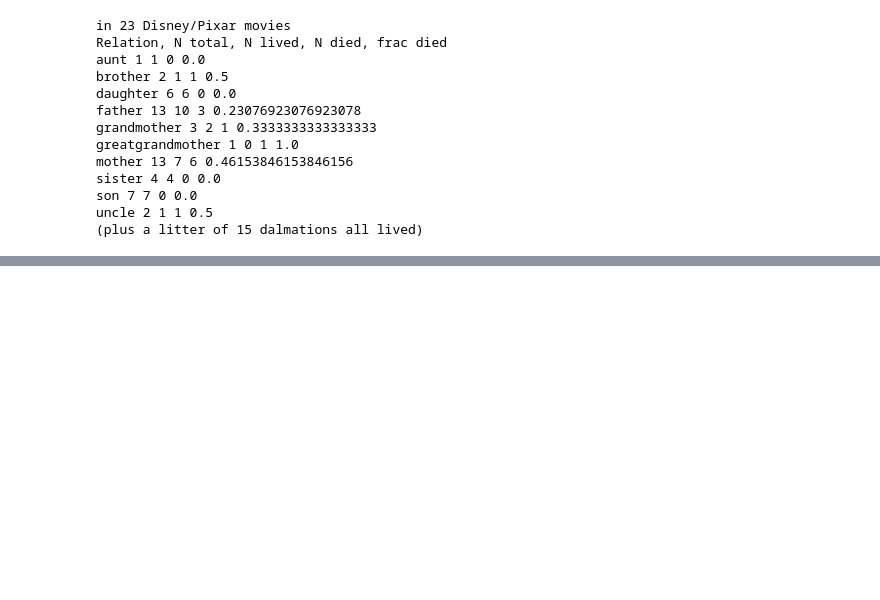
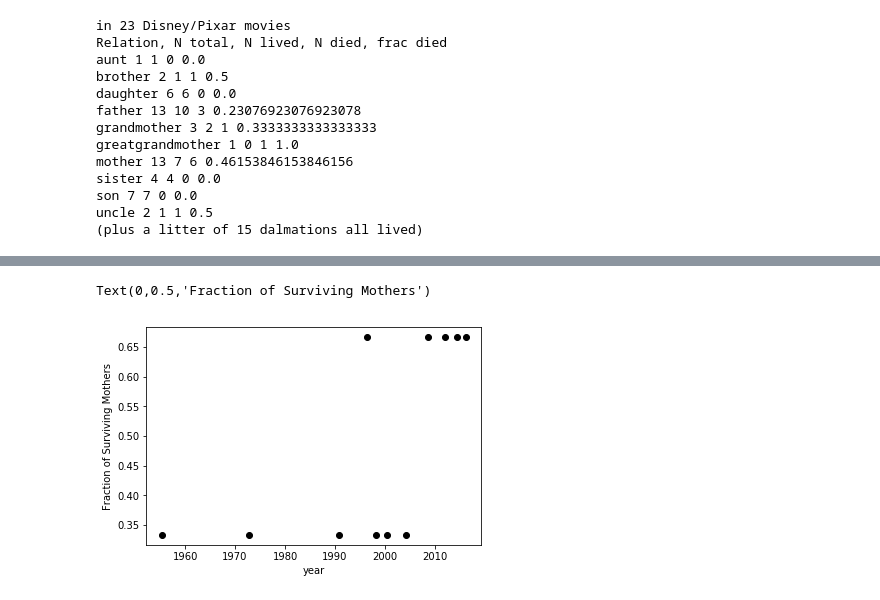
Before and after one commit to yoachim/Disney_Death, a Jupyter notebook: disney_death_stats.ipynb, the cells around one changed output, grey strips where cells are left out. Drawn from its saved outputs; the diff is of its cells as text; code cells hidden in the pictures; blank space fills up the shorter version.

```diff
--- a/disney_death_stats.ipynb
+++ b/disney_death_stats.ipynb
@@ -83,0 +102,10 @@ uncle 2 1 1 0.5
+# %%
+good = np.where(data['relation'] == 'mother')
+ave_mother = moving_average(data['live'][good], n=3)
+ave_time_m = moving_average(data['dt'][good], n=3)
+plt.plot(ave_time_m, ave_mother, 'ko')
+plt.xlabel('year')
+plt.ylabel("Fraction of Surviving Mothers")
+# %% [output]
+Text(0,0.5,'Fraction of Surviving Mothers')
+[figure, added]
```
Also changed, not shown: parts of 5 cells of this notebook.
